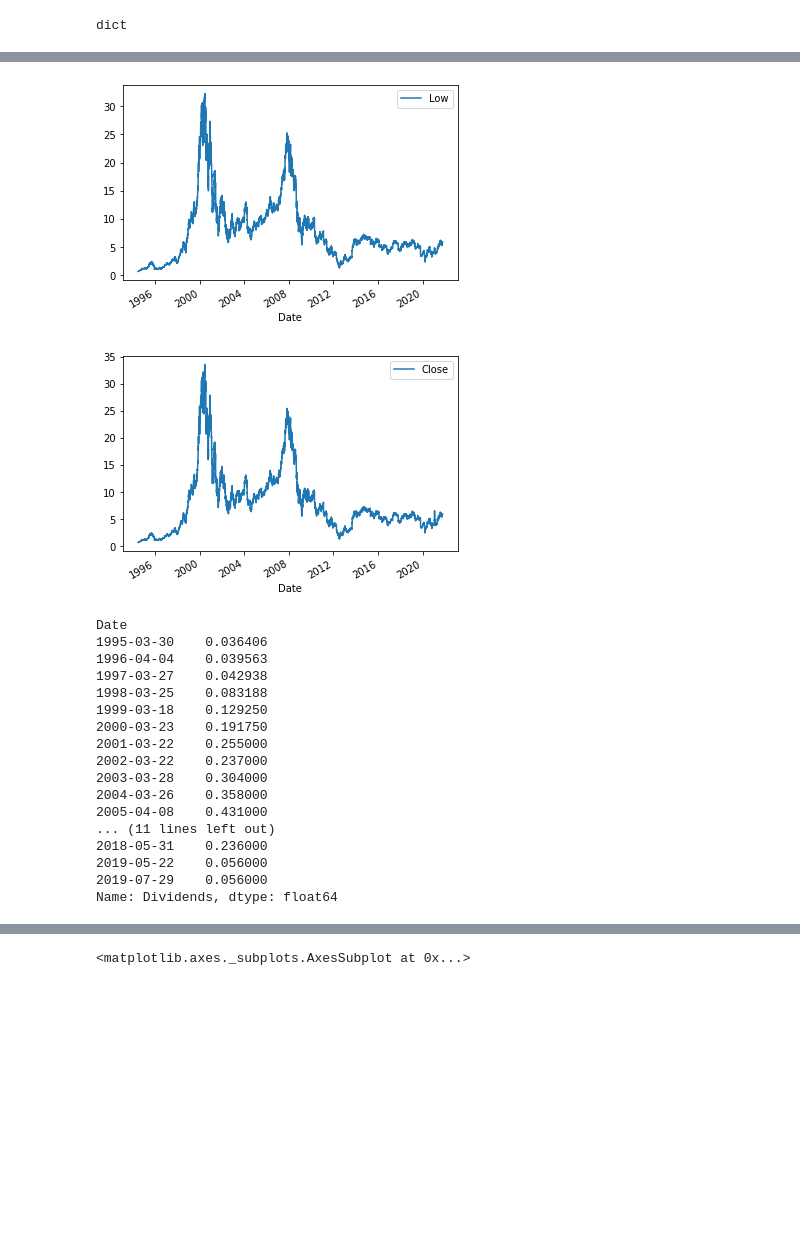
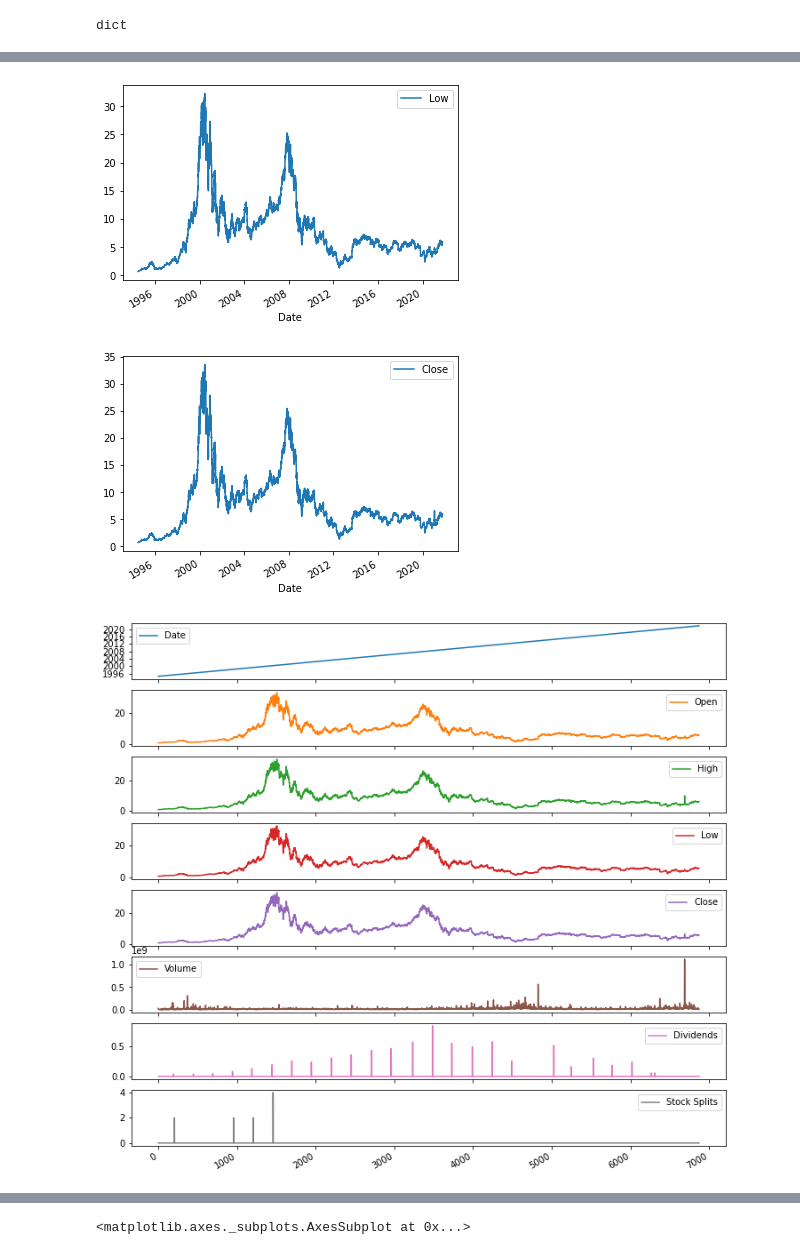
Before and after one commit to pauxru/Paul_Yahoo_Finance_Projects, a Jupyter notebook: Yahoo_finance.ipynb, the cells around one changed output, grey strips where cells are left out. Cells and saved outputs as stored; diff of their text form; code cells hidden in the pictures; blank space fills up the shorter version.

```diff
--- a/Yahoo_finance.ipynb
+++ b/Yahoo_finance.ipynb
@@ -112,4 +212,5 @@ company_share_price_data.plot(x="Date", y="High")
 company_share_price_data.plot(x="Date", y="Low")
 company_share_price_data.plot(x="Date", y="Close")
 # apple_share_price_data.plot(x="Date", y="High")
+company_share_price_data.plot(kind="line", figsize=(12, 12), subplots=True)
 # %% [output]
@@ -117,23 +226,4 @@ company_share_price_data.plot(x="Date", y="Close")
 [figure]
 [figure]
 [figure]
+[figure, added]
-# %%
-company.dividends
-# %% [output]
-Date
-1995-03-30    0.036406
-1996-04-04    0.039563
-1997-03-27    0.042938
-1998-03-25    0.083188
-1999-03-18    0.129250
-2000-03-23    0.191750
-2001-03-22    0.255000
-2002-03-22    0.237000
-2003-03-28    0.304000
-2004-03-26    0.358000
-2005-04-08    0.431000
-... (11 lines left out)
-2018-05-31    0.236000
-2019-05-22    0.056000
-2019-07-29    0.056000
-Name: Dividends, dtype: float64
```
Also changed, not shown: parts of 18 cells of this notebook.
